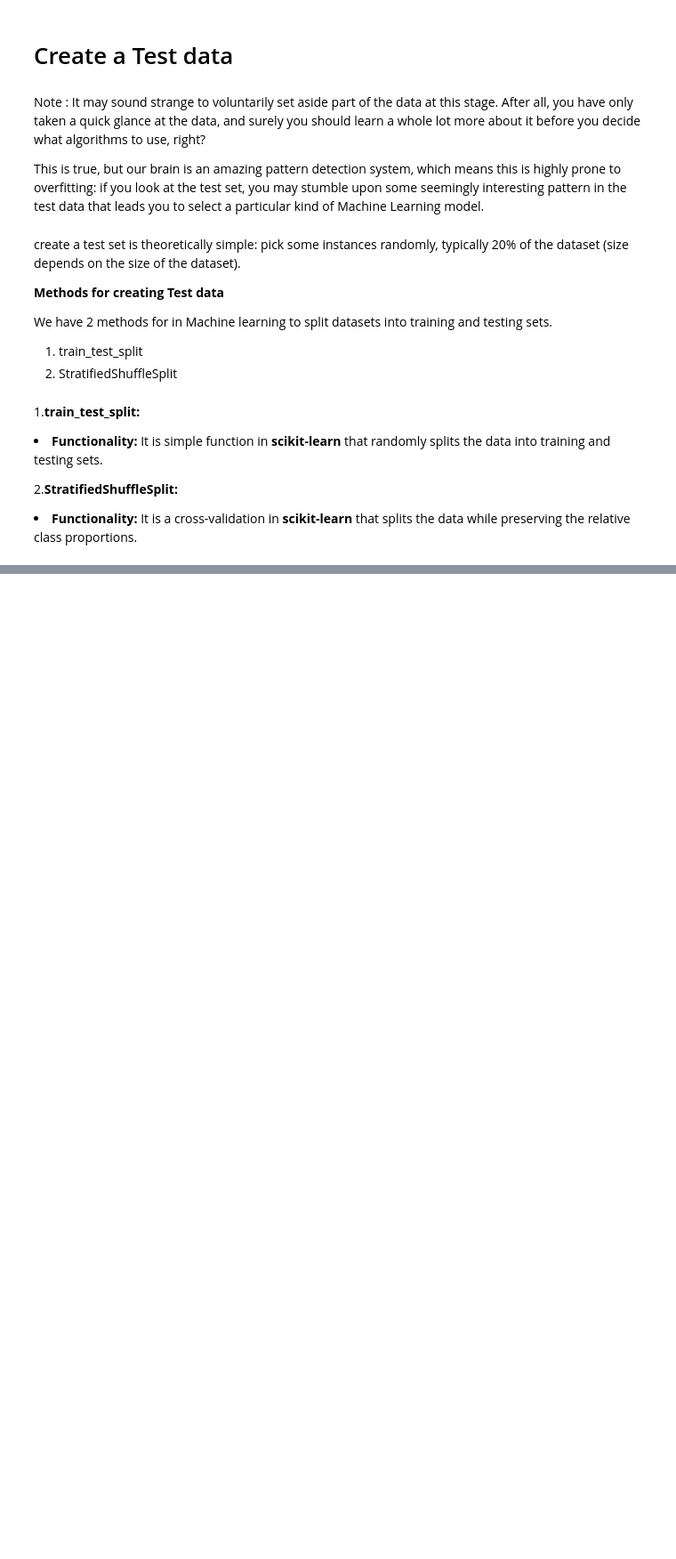
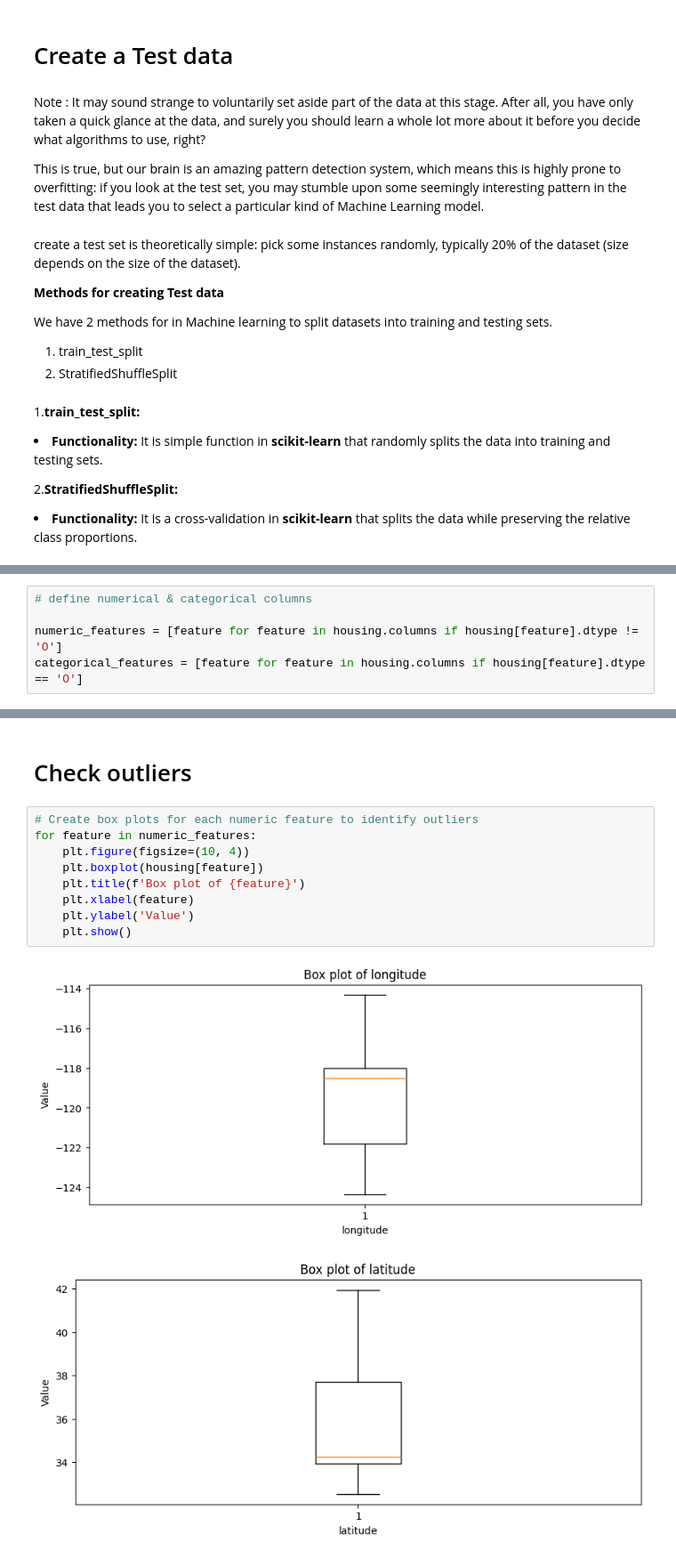
Before and after one commit to vaibhavthapli/ML_training, a Jupyter notebook: Regression.ipynb, the cells around one changed output, grey strips where cells are left out. Shown: that part at 89% size. Cells and saved outputs as stored; diff of their text form; blank space fills up the shorter version.

```diff
--- a/Regression.ipynb
+++ b/Regression.ipynb
@@ -149,0 +223,5 @@ We have 2 methods for in Machine learning to split datasets into training and te
+# %%
+# define numerical & categorical columns
+
+numeric_features = [feature for feature in housing.columns if housing[feature].dtype != 'O']
+categorical_features = [feature for feature in housing.columns if housing[feature].dtype == 'O']
@@ -149,0 +236,14 @@ We have 2 methods for in Machine learning to split datasets into training and te
+# %% [markdown]
+# Check outliers
+# %%
+# Create box plots for each numeric feature to identify outliers
+for feature in numeric_features:
+    plt.figure(figsize=(10, 4))
+    plt.boxplot(housing[feature])
+    plt.title(f'Box plot of {feature}')
+    plt.xlabel(feature)
+    plt.ylabel('Value')
+    plt.show()
+# %% [output]
+[figure, added]
+[figure, added]
```
Also changed, not shown: parts of 29 cells of this notebook.
